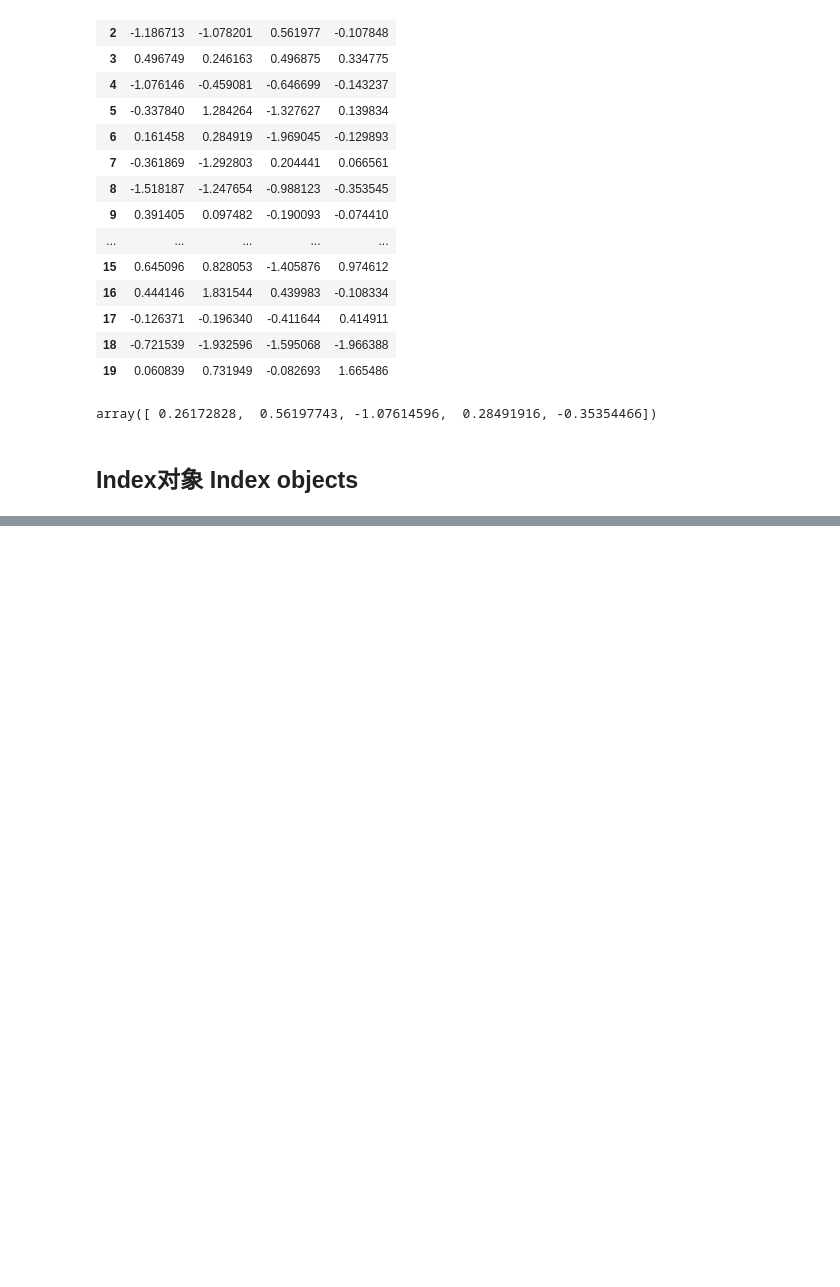
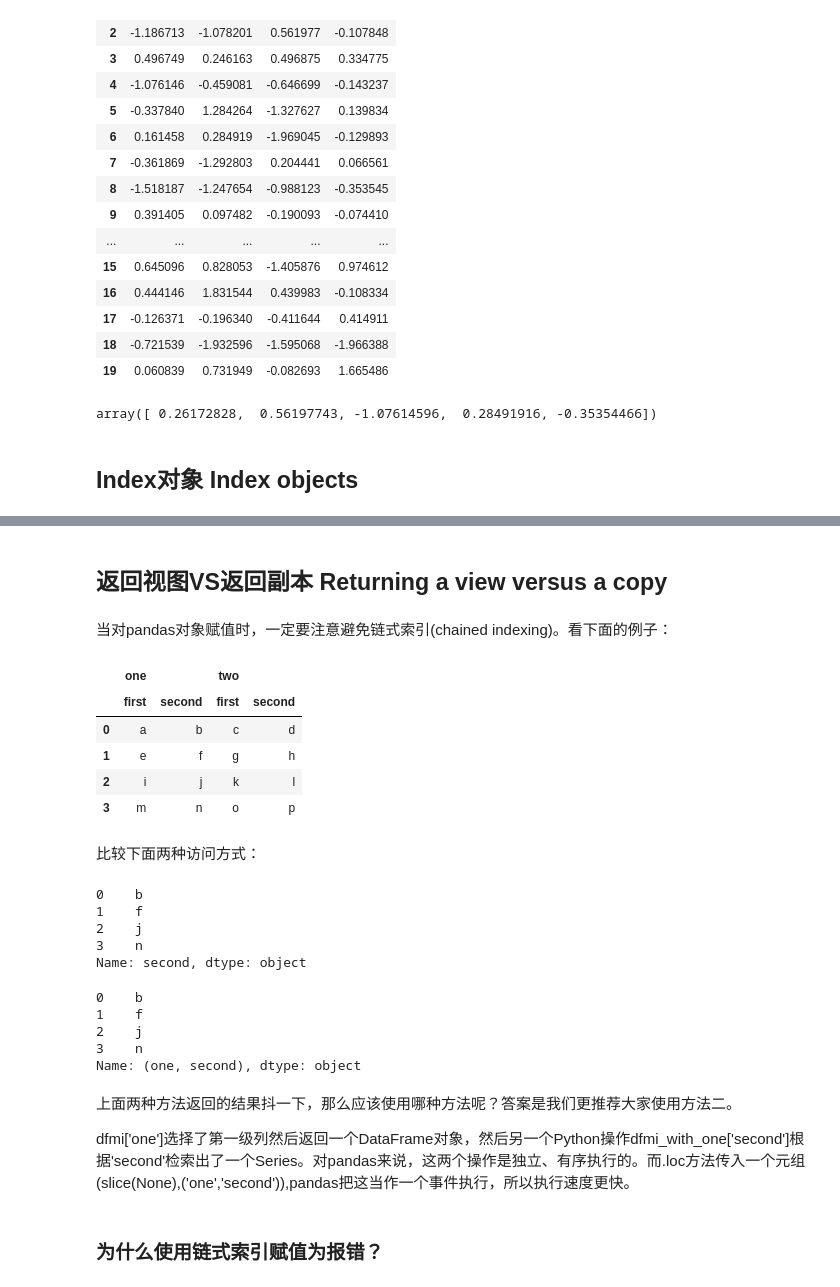
Before and after one commit to slofast/pandas-doc-zh, a Jupyter notebook: 检索 ,查询数据-Indexing and Selecting Data.ipynb, the cells around one changed output, grey strips where cells are left out. Drawn from its saved outputs; the diff is of its cells as text; code cells hidden in the pictures; blank space fills up the shorter version.

Commit message:
'检索,查询数据-Indexing and Selecting Data.ipynb' zn v0.6 completed

```diff
--- a/检索 ,查询数据-Indexing and Selecting Data.ipynb
+++ b/检索 ,查询数据-Indexing and Selecting Data.ipynb
@@ -2024,0 +2067,43 @@ pandas中的Index类和它的子类可以被当做一个序列可重复集合(or
+# %% [markdown]
+## 返回视图VS返回副本 Returning a view versus a copy
+# %% [markdown]
+当对pandas对象赋值时，一定要注意避免链式索引(chained indexing)。看下面的例子：
+# %%
+dfmi = pd.DataFrame([list('abcd'),
+                        list('efgh'),
+                        list('ijkl'),
+                        list('mnop')],
+                       columns=pd.MultiIndex.from_product([['one','two'],
+                                                          ['first','second']]))
+dfmi
+# %% [output]
+|  | one |  | two |  |
+|  | first | second | first | second |
+| 0 | a | b | c | d |
+| 1 | e | f | g | h |
+| 2 | i | j | k | l |
+| 3 | m | n | o | p |
+# %% [markdown]
+比较下面两种访问方式：
+# %%
+dfmi['one']['second']
+# %% [output]
+0    b
+1    f
+2    j
+3    n
+Name: second, dtype: object
+# %%
+dfmi.loc[:,('one','second')]
+# %% [output]
+0    b
+1    f
+2    j
+3    n
+Name: (one, second), dtype: object
+# %% [markdown]
+上面两种方法返回的结果抖一下，那么应该使用哪种方法呢？答案是我们更推荐大家使用方法二。
+
+dfmi['one']选择了第一级列然后返回一个DataFrame对象，然后另一个Python操作dfmi_with_one['second']根据'second'检索出了一个Series。对pandas来说，这两个操作是独立、有序执行的。而.loc方法传入一个元组(slice(None),('one','second')),pandas把这当作一个事件执行，所以执行速度更快。
+# %% [markdown]
+### 为什么使用链式索引赋值为报错？
```
Also changed, not shown: parts of 25 cells of this notebook.
